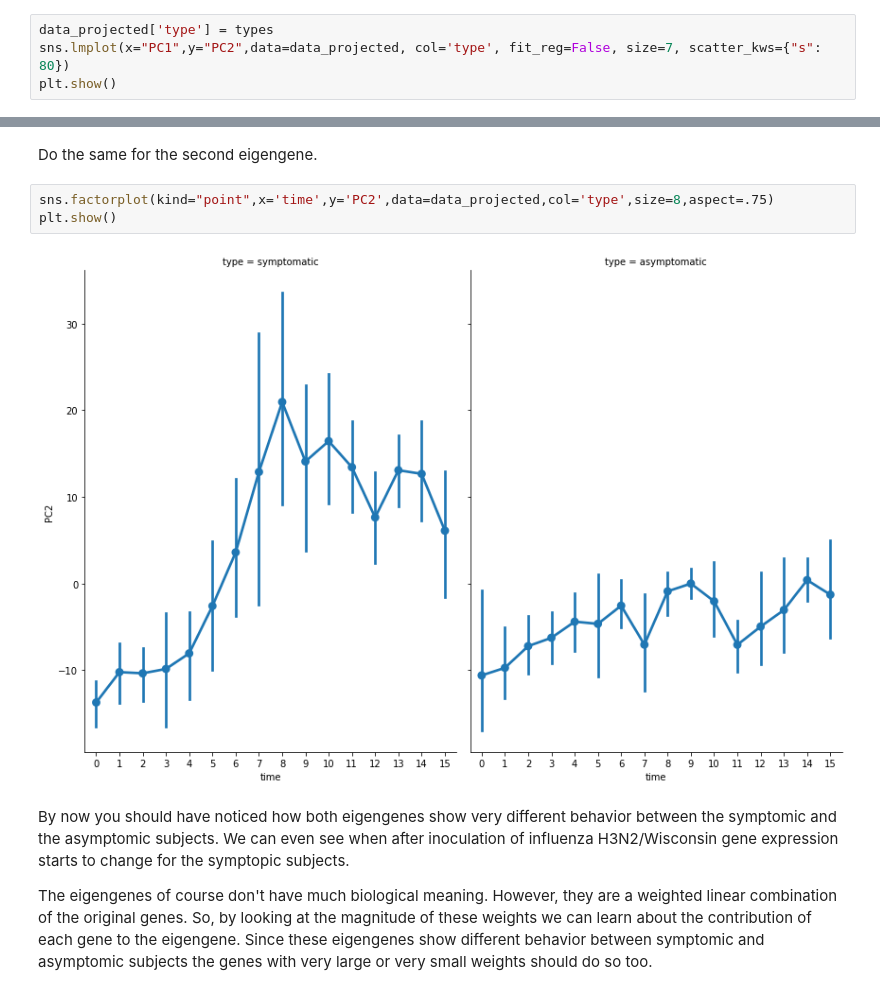
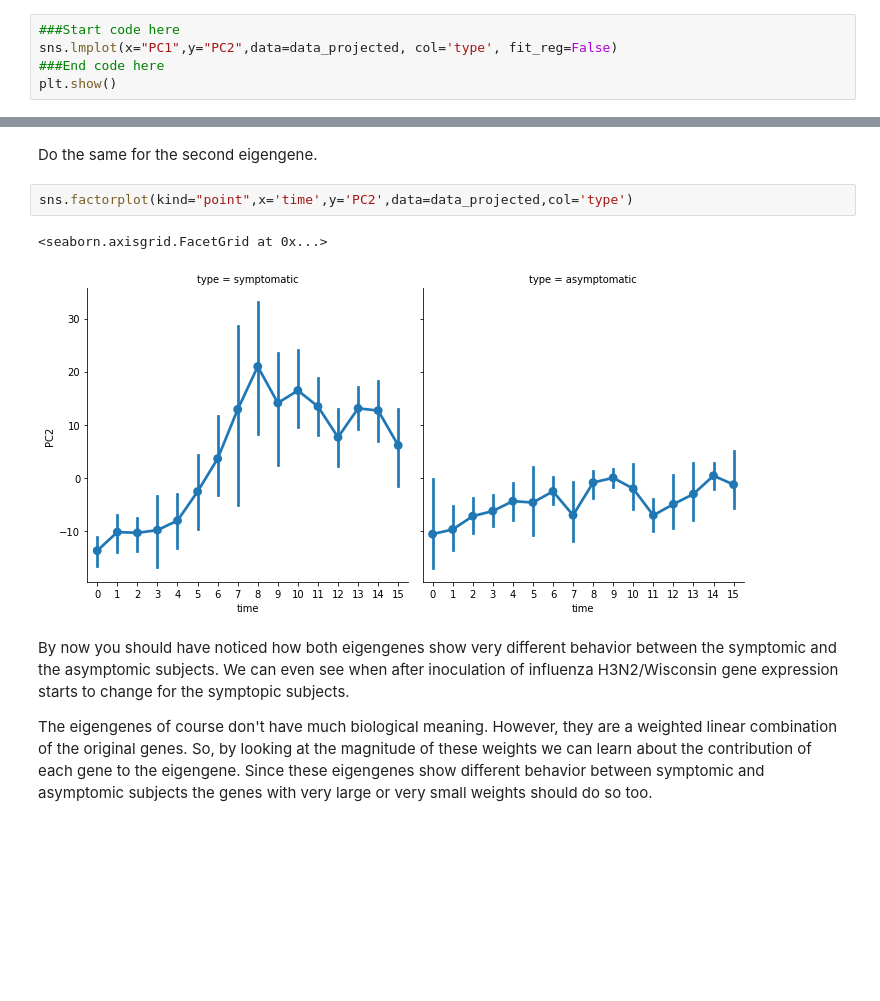
Before and after one commit to mtthsmoore/PRACTUNFINISHED_class_K-means, a Jupyter notebook: practicum/5._Dimensionality_reduction/5._Dimensionality_reduction_solutions.ipynb, the cells around one changed output, grey strips where cells are left out. Drawn from its saved outputs; the diff is of its cells as text; blank space fills up the shorter version.

```diff
--- a/practicum/5._Dimensionality_reduction/5._Dimensionality_reduction_solutions.ipynb
+++ b/practicum/5._Dimensionality_reduction/5._Dimensionality_reduction_solutions.ipynb
@@ -120,6 +123,7 @@ Make the same plot but split it by 'type'.
 # %%
-data_projected['type'] = types
-sns.lmplot(x="PC1",y="PC2",data=data_projected, col='type', fit_reg=False, size=7, scatter_kws={"s": 80})
+###Start code here
+sns.lmplot(x="PC1",y="PC2",data=data_projected, col='type', fit_reg=False)
+###End code here
 plt.show()
 # %% [output]
 [figure]
@@ -167,10 +171,10 @@ plt.show()
 # %% [markdown]
 Do the same for the second eigengene.
 # %%
-sns.factorplot(kind="point",x='time',y='PC2',data=data_projected,col='type',size=8,aspect=.75)
-plt.show()
+sns.factorplot(kind="point",x='time',y='PC2',data=data_projected,col='type')
 # %% [output]
+<seaborn.axisgrid.FacetGrid at 0x...>
-[figure, old version]
+[figure, new version]
 # %% [markdown]
 By now you should have noticed how both eigengenes show very different behavior between the symptomic and the asymptomic subjects. We can even see when after inoculation of influenza H3N2/Wisconsin gene expression starts to change for the symptopic subjects.
 
```
Also changed, not shown: parts of 22 cells of this notebook.
